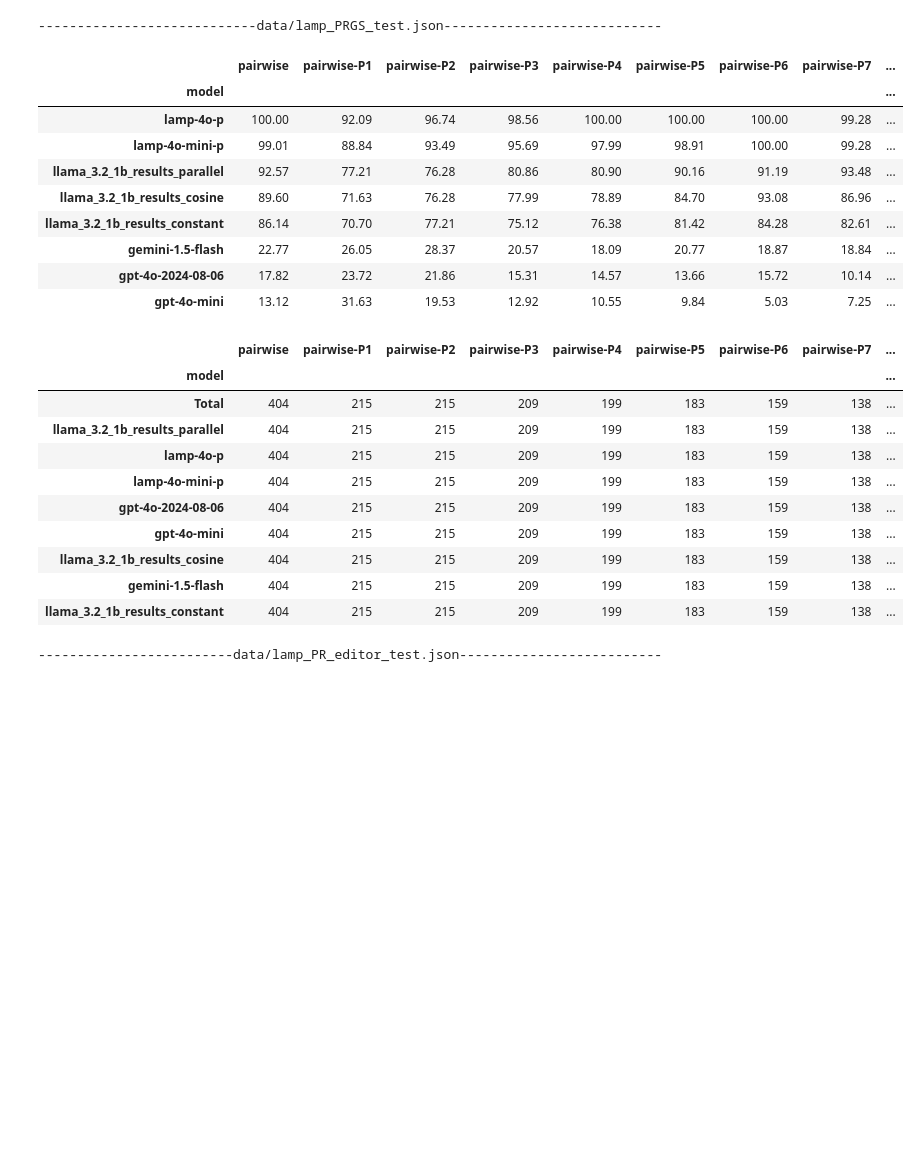
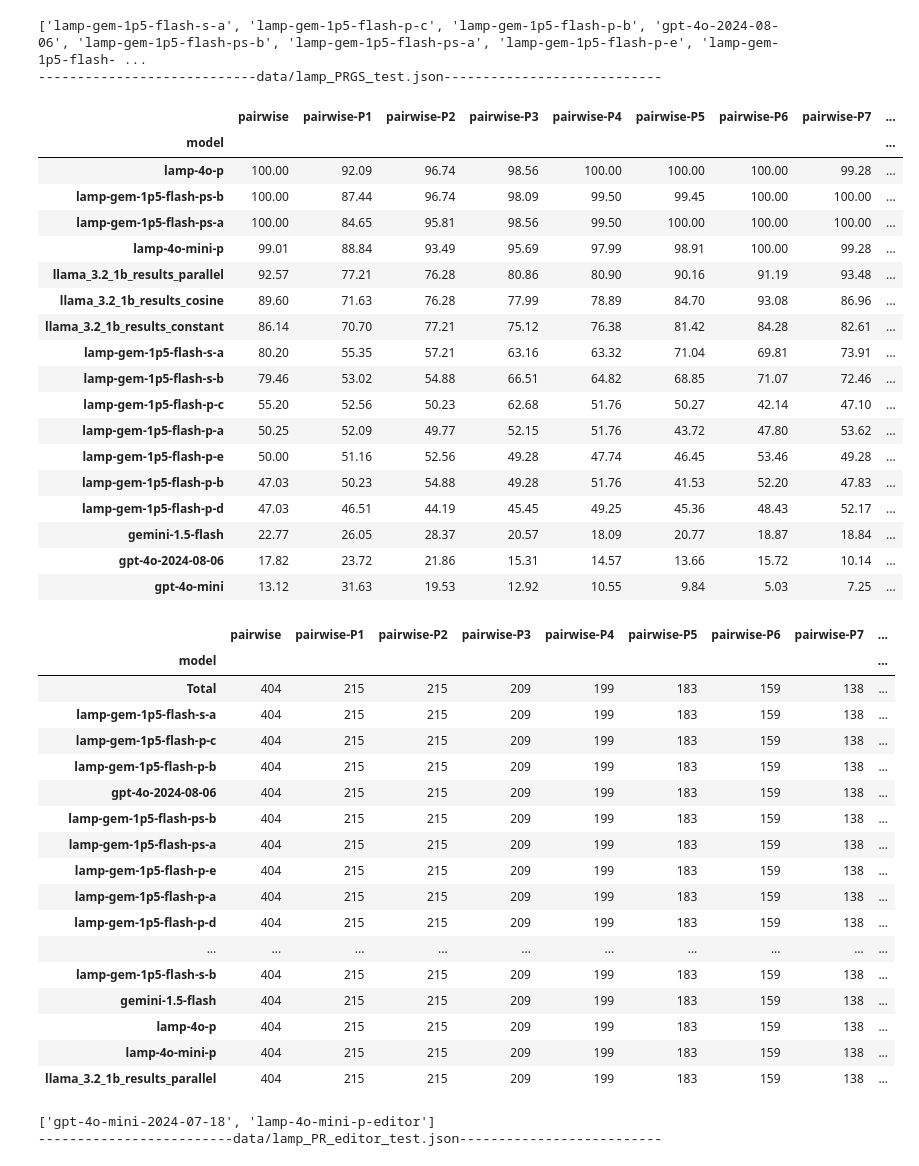
Before and after one commit to tuhinjubcse/WritingRewards, a Jupyter notebook: Evaluation.ipynb, the cells around one changed output. Cells and saved outputs as stored; diff of their text form; code cells hidden in the pictures; blank space fills up the shorter version.

```diff
--- a/Evaluation.ipynb
+++ b/Evaluation.ipynb
@@ -14,8 +14,8 @@ def evaluate_models(eval_fn):
     for fn in os.listdir("data/preds"):
         with open(f"data/preds/{fn}") as f:
             model_name = fn.replace(".jsonl", "").replace("preds_", "")
-            if "gem-1p5" in model_name:
-                continue
+            # if "gem-1p5" in model_name:
+            #     continue
             models.add(model_name)
             for line in f:
                 d = json.loads(line)
@@ -38,7 +38,12 @@ def evaluate_models(eval_fn):
     # remove models that don't have any samples annotated
     models = [model for model in models if any("pred_" + model in d for d in data)]
 
+    print(models)
+
+    bad_ends = ["-b", "-c", "-d", "-e"]
     for model in models:
+        # if any(bad_end in model for bad_end in bad_ends):
+        #     continue
         N_samples_row = {"model": model}
         result_row = {"model": model}
         for sample_type in sorted(sample_types):
@@ -60,41 +65,59 @@ def evaluate_models(eval_fn):
                 avg_R = np.mean(y_pred)
                 result_row[sample_type+"_MAE_R"] = abs_err.mean()
                 result_row[sample_type+"_Corr_R"] = corr
                 result_row[sample_type+"_Avg_R"] = avg_R
         N_samples.append(N_samples_row)
 
         results.append(result_row)
 
     # add the model eval_fn as header to the results
     print(eval_fn.center(80, "-"))
     display(pd.DataFrame(results).sort_values(by="pairwise", ascending=False).set_index("model").round(2))
     display(pd.DataFrame(N_samples).set_index("model").round(2))
 
 evaluate_models(eval_fn="data/lamp_PRGS_test.json")
 evaluate_models(eval_fn="data/lamp_PR_editor_test.json")
 # %% [output]
+['lamp-gem-1p5-flash-s-a', 'lamp-gem-1p5-flash-p-c', 'lamp-gem-1p5-flash-p-b', 'gpt-4o-2024-08-06', 'lamp-gem-1p5-flash-ps-b', 'lamp-gem-1p5-flash-ps-a', 'lamp-gem-1p5-flash-p-e', 'lamp-gem-1p5-flash- ...
 ----------------------------data/lamp_PRGS_test.json----------------------------
 |  | pairwise | pairwise-P1 | pairwise-P2 | pairwise-P3 | pairwise-P4 | pairwise-P5 | pairwise-P6 | pairwise-P7 | ... |
 | model |  |  |  |  |  |  |  |  | ... |
 | lamp-4o-p | 100.00 | 92.09 | 96.74 | 98.56 | 100.00 | 100.00 | 100.00 | 99.28 | ... |
+| lamp-gem-1p5-flash-ps-b | 100.00 | 87.44 | 96.74 | 98.09 | 99.50 | 99.45 | 100.00 | 100.00 | ... |
+| lamp-gem-1p5-flash-ps-a | 100.00 | 84.65 | 95.81 | 98.56 | 99.50 | 100.00 | 100.00 | 100.00 | ... |
 | lamp-4o-mini-p | 99.01 | 88.84 | 93.49 | 95.69 | 97.99 | 98.91 | 100.00 | 99.28 | ... |
 | llama_3.2_1b_results_parallel | 92.57 | 77.21 | 76.28 | 80.86 | 80.90 | 90.16 | 91.19 | 93.48 | ... |
 | llama_3.2_1b_results_cosine | 89.60 | 71.63 | 76.28 | 77.99 | 78.89 | 84.70 | 93.08 | 86.96 | ... |
 | llama_3.2_1b_results_constant | 86.14 | 70.70 | 77.21 | 75.12 | 76.38 | 81.42 | 84.28 | 82.61 | ... |
+| lamp-gem-1p5-flash-s-a | 80.20 | 55.35 | 57.21 | 63.16 | 63.32 | 71.04 | 69.81 | 73.91 | ... |
+| lamp-gem-1p5-flash-s-b | 79.46 | 53.02 | 54.88 | 66.51 | 64.82 | 68.85 | 71.07 | 72.46 | ... |
+| lamp-gem-1p5-flash-p-c | 55.20 | 52.56 | 50.23 | 62.68 | 51.76 | 50.27 | 42.14 | 47.10 | ... |
+| lamp-gem-1p5-flash-p-a | 50.25 | 52.09 | 49.77 | 52.15 | 51.76 | 43.72 | 47.80 | 53.62 | ... |
+| lamp-gem-1p5-flash-p-e | 50.00 | 51.16 | 52.56 | 49.28 | 47.74 | 46.45 | 53.46 | 49.28 | ... |
+| lamp-gem-1p5-flash-p-b | 47.03 | 50.23 | 54.88 | 49.28 | 51.76 | 41.53 | 52.20 | 47.83 | ... |
+| lamp-gem-1p5-flash-p-d | 47.03 | 46.51 | 44.19 | 45.45 | 49.25 | 45.36 | 48.43 | 52.17 | ... |
 | gemini-1.5-flash | 22.77 | 26.05 | 28.37 | 20.57 | 18.09 | 20.77 | 18.87 | 18.84 | ... |
 | gpt-4o-2024-08-06 | 17.82 | 23.72 | 21.86 | 15.31 | 14.57 | 13.66 | 15.72 | 10.14 | ... |
 | gpt-4o-mini | 13.12 | 31.63 | 19.53 | 12.92 | 10.55 | 9.84 | 5.03 | 7.25 | ... |
 |  | pairwise | pairwise-P1 | pairwise-P2 | pairwise-P3 | pairwise-P4 | pairwise-P5 | pairwise-P6 | pairwise-P7 | ... |
 | model |  |  |  |  |  |  |  |  | ... |
 | Total | 404 | 215 | 215 | 209 | 199 | 183 | 159 | 138 | ... |
-| llama_3.2_1b_results_parallel | 404 | 215 | 215 | 209 | 199 | 183 | 159 | 138 | ... |
+| lamp-gem-1p5-flash-s-a | 404 | 215 | 215 | 209 | 199 | 183 | 159 | 138 | ... |
+| lamp-gem-1p5-flash-p-c | 404 | 215 | 215 | 209 | 199 | 183 | 159 | 138 | ... |
+| lamp-gem-1p5-flash-p-b | 404 | 215 | 215 | 209 | 199 | 183 | 159 | 138 | ... |
+| gpt-4o-2024-08-06 | 404 | 215 | 215 | 209 | 199 | 183 | 159 | 138 | ... |
+| lamp-gem-1p5-flash-ps-b | 404 | 215 | 215 | 209 | 199 | 183 | 159 | 138 | ... |
+| lamp-gem-1p5-flash-ps-a | 404 | 215 | 215 | 209 | 199 | 183 | 159 | 138 | ... |
+| lamp-gem-1p5-flash-p-e | 404 | 215 | 215 | 209 | 199 | 183 | 159 | 138 | ... |
+| lamp-gem-1p5-flash-p-a | 404 | 215 | 215 | 209 | 199 | 183 | 159 | 138 | ... |
+| lamp-gem-1p5-flash-p-d | 404 | 215 | 215 | 209 | 199 | 183 | 159 | 138 | ... |
+| ... | ... | ... | ... | ... | ... | ... | ... | ... | ... |
+| lamp-gem-1p5-flash-s-b | 404 | 215 | 215 | 209 | 199 | 183 | 159 | 138 | ... |
+| gemini-1.5-flash | 404 | 215 | 215 | 209 | 199 | 183 | 159 | 138 | ... |
 | lamp-4o-p | 404 | 215 | 215 | 209 | 199 | 183 | 159 | 138 | ... |
 | lamp-4o-mini-p | 404 | 215 | 215 | 209 | 199 | 183 | 159 | 138 | ... |
-| gpt-4o-2024-08-06 | 404 | 215 | 215 | 209 | 199 | 183 | 159 | 138 | ... |
-| gpt-4o-mini | 404 | 215 | 215 | 209 | 199 | 183 | 159 | 138 | ... |
-| llama_3.2_1b_results_cosine | 404 | 215 | 215 | 209 | 199 | 183 | 159 | 138 | ... |
-| gemini-1.5-flash | 404 | 215 | 215 | 209 | 199 | 183 | 159 | 138 | ... |
-| llama_3.2_1b_results_constant | 404 | 215 | 215 | 209 | 199 | 183 | 159 | 138 | ... |
+| llama_3.2_1b_results_parallel | 404 | 215 | 215 | 209 | 199 | 183 | 159 | 138 | ... |
+['gpt-4o-mini-2024-07-18', 'lamp-4o-mini-p-editor']
 -------------------------data/lamp_PR_editor_test.json--------------------------
 |  | pairwise | pairwise-P1 | pairwise-P2 | pairwise-P3 | pairwise-P4 | pairwise-P5 | pairwise-P6 | pairwise-P7 | ... |
 | model |  |  |  |  |  |  |  |  | ... |
```
Also changed, not shown: parts of 1 cell of this notebook, 19 other files.
